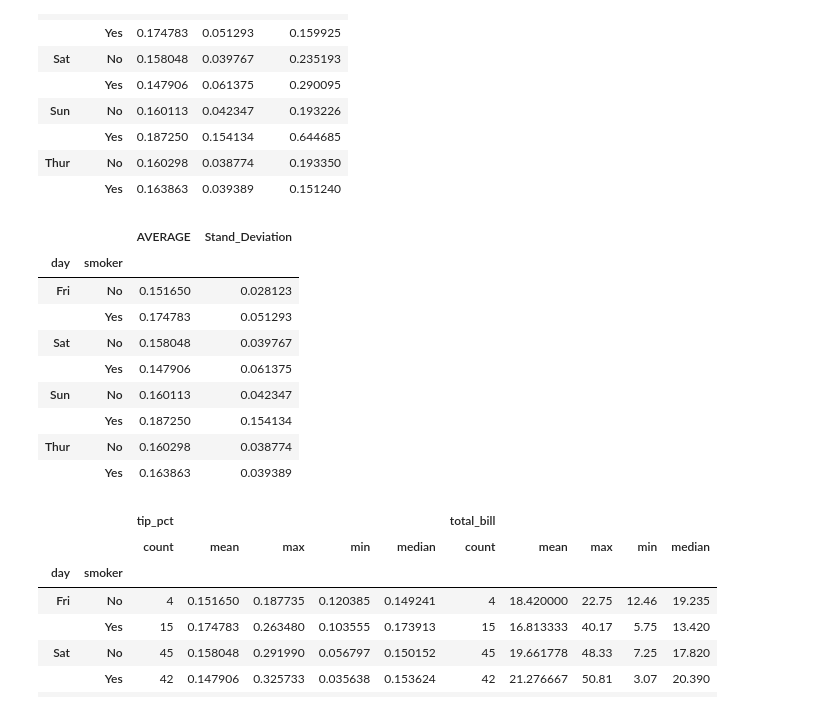
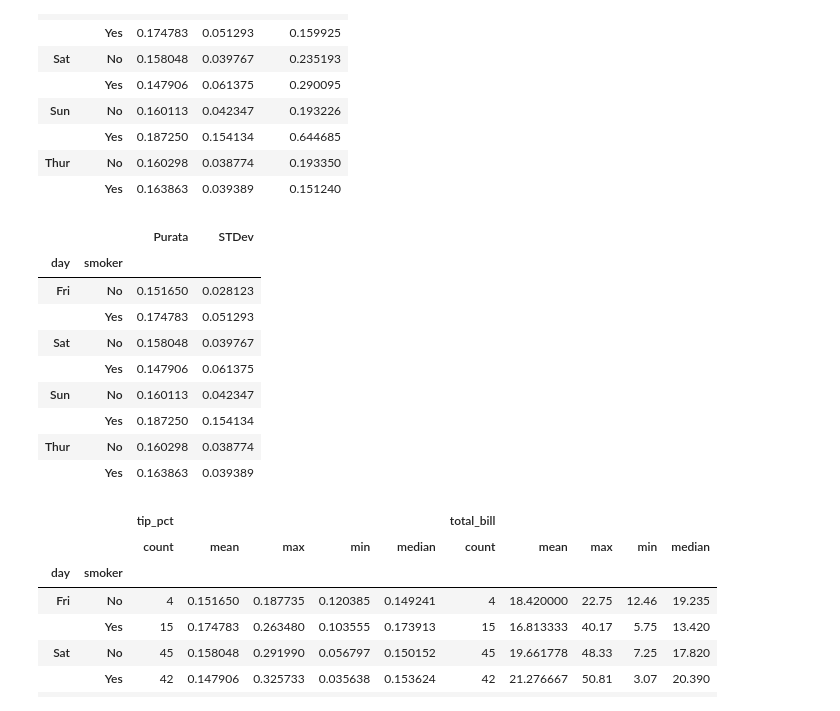
Before and after one commit to hasanahaffendy/STQD6014---Data-Science, a Jupyter notebook: Week12_DataAggregation_20240107_WC.ipynb, the cells around one changed output. Cells and saved outputs as stored; diff of their text form; code cells hidden in the pictures.

```diff
--- a/Week12_DataAggregation_20240107_WC.ipynb
+++ b/Week12_DataAggregation_20240107_WC.ipynb
@@ -449,8 +450,9 @@ grouped_pct.agg(['mean'])
 |  | Yes | 0.163863 | 0.039389 | 0.151240 |
 # %%
 # Give customised name to the list of aggregated function
+grouped_pct.agg([('Purata', np.mean), ('STDev', np.std)])
 # %% [output]
-|  |  | AVERAGE | Stand_Deviation |
+|  |  | Purata | STDev |
 | day | smoker |  |  |
 | Fri | No | 0.151650 | 0.028123 |
 |  | Yes | 0.174783 | 0.051293 |
```
Also changed, not shown: parts of 9 cells of this notebook.
